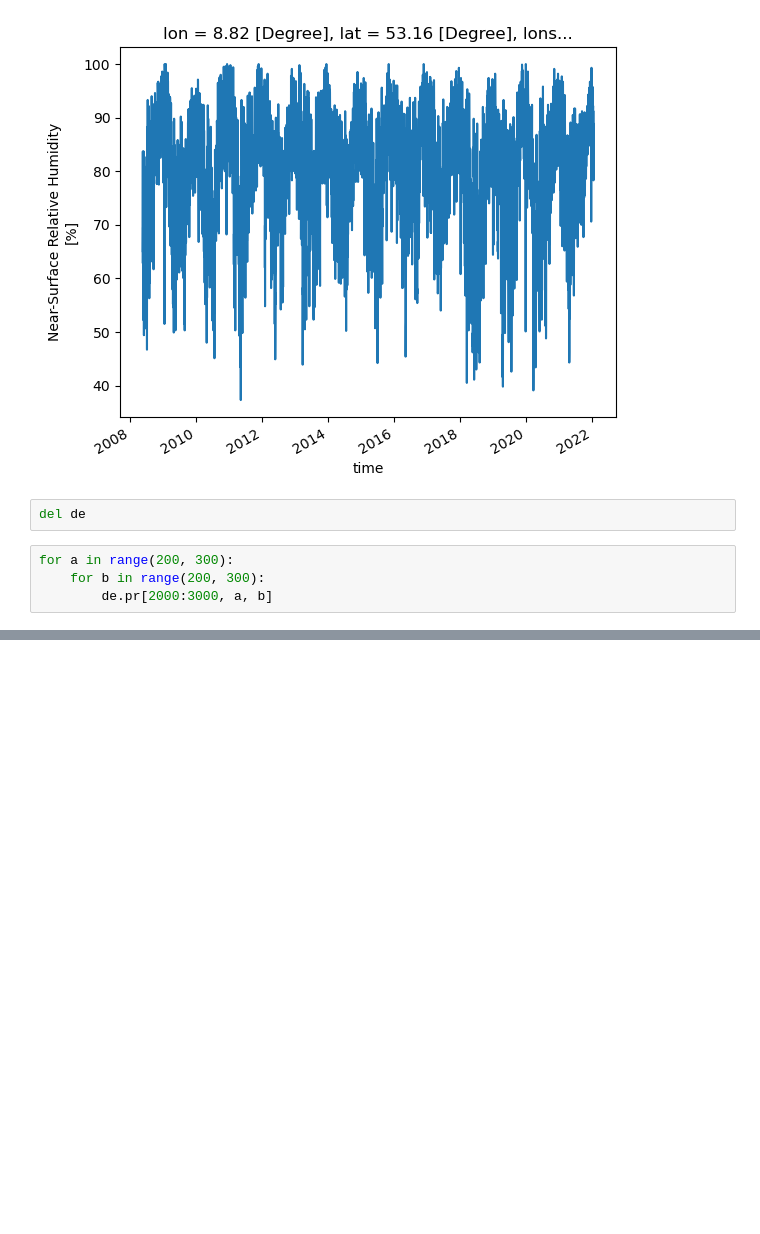
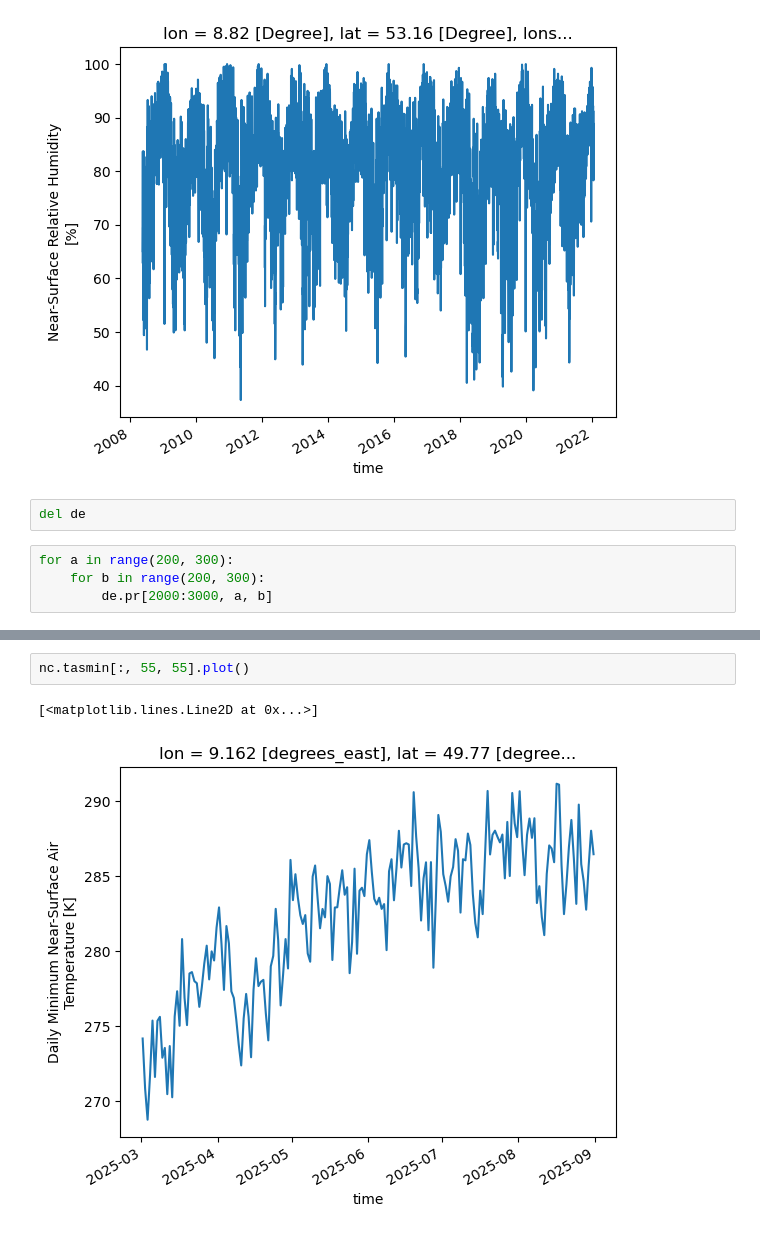
Before and after one commit to Coljak/Spreewasser-N, a Jupyter notebook: app/monica/climate_netcdf_forecast/a_testing_dataretrieval.ipynb, the cells around one changed output, grey strips where cells are left out. Saved outputs shown, nothing was run; the diff lists cells and outputs as text; blank space fills up the shorter version.

```diff
--- a/app/monica/climate_netcdf_forecast/a_testing_dataretrieval.ipynb
+++ b/app/monica/climate_netcdf_forecast/a_testing_dataretrieval.ipynb
@@ -89,0 +162,5 @@ for a in range(200, 300):
+# %%
+nc.tasmin[:, 55, 55].plot()
+# %% [output]
+[<matplotlib.lines.Line2D at 0x...>]
+[figure, added]
```
Also changed, not shown: parts of 16 cells of this notebook, 19 other files.
